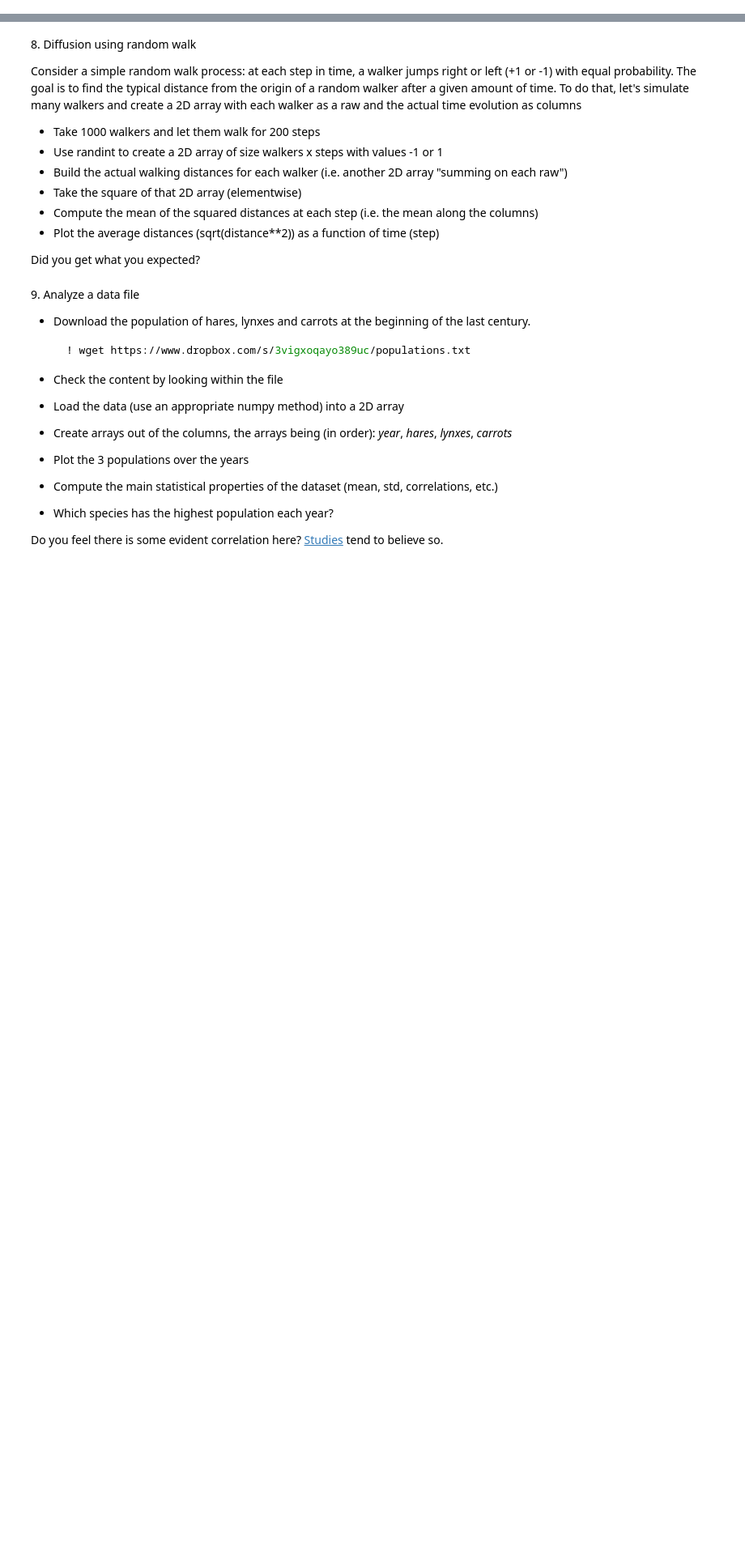
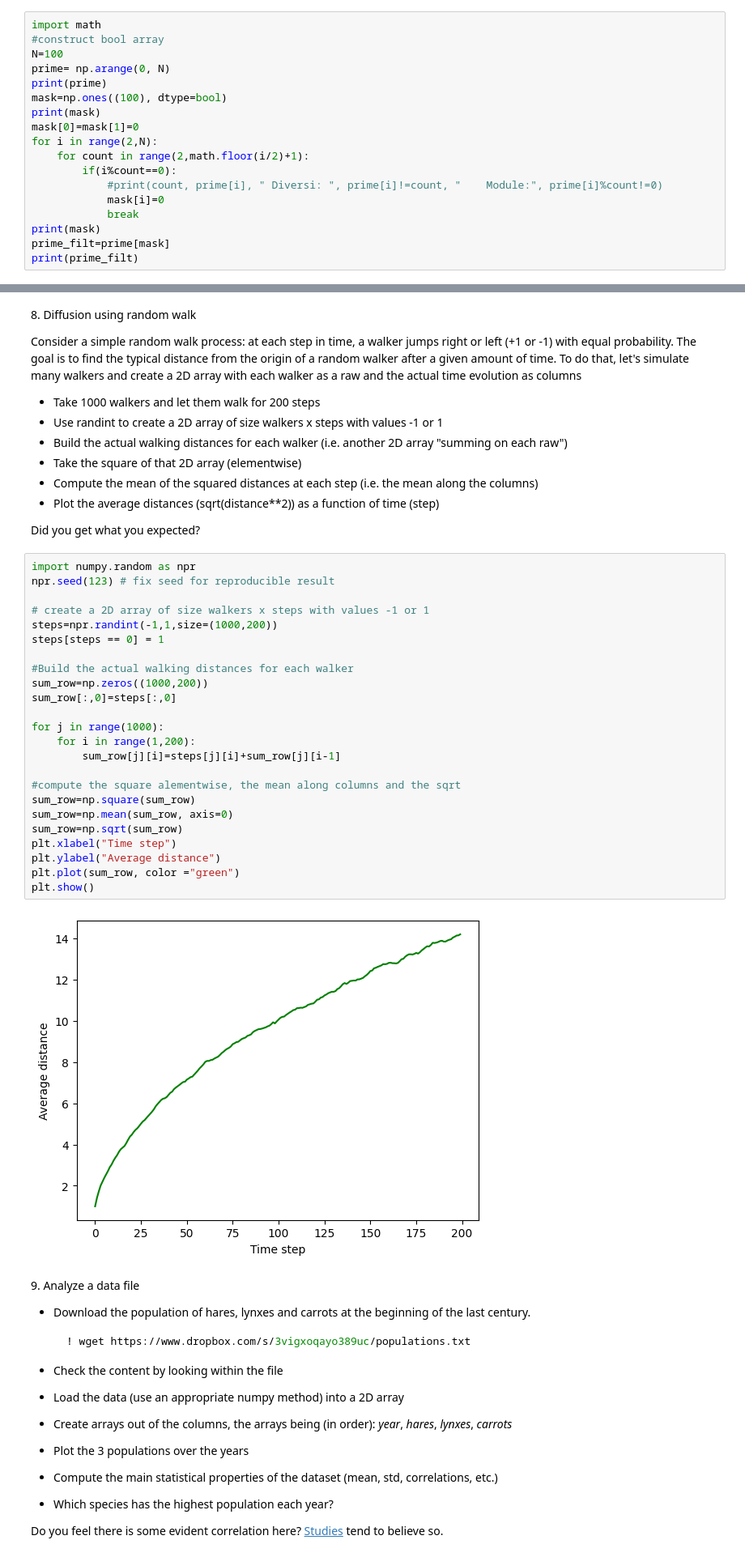
Before and after one commit to veronicabedin/LaboratoryOfComputationalPhysics_Y5, a Jupyter notebook: 04ex_Numpy.ipynb, the cells around one changed output, grey strips where cells are left out. Shown at 81% size. Saved outputs shown, nothing was run; the diff lists cells and outputs as text; blank space fills up the shorter version.

```diff
--- a/04ex_Numpy.ipynb
+++ b/04ex_Numpy.ipynb
@@ -169,3 +217,21 @@ The corresponding positions in miles are: 0, 198, 303, 736, 871, 1175, 1475, 154
   * Apply the mask to obtain an array of ordered prime numbers
   * Check the performances (timeit); how does it scale with N?
   * Implement the optimization suggested in the [sieve of Eratosthenes](https://en.wikipedia.org/wiki/Sieve_of_Eratosthenes)
+# %%
+import math
+#construct bool array
+N=100
+prime= np.arange(0, N)
+print(prime)
+mask=np.ones((100), dtype=bool)
+print(mask)
+mask[0]=mask[1]=0
+for i in range(2,N):
+    for count in range(2,math.floor(i/2)+1):
+        if(i%count==0):
+            #print(count, prime[i], " Diversi: ", prime[i]!=count, "    Module:", prime[i]%count!=0)
+            mask[i]=0
+            break
+print(mask)
+prime_filt=prime[mask]
+print(prime_filt)
@@ -185,6 +269,32 @@ To do that, let's simulate many walkers and create a 2D array with each walker a
   * Plot the average distances (sqrt(distance\*\*2)) as a function of time (step)
 
 Did you get what you expected?
+# %%
+import numpy.random as npr
+npr.seed(123) # fix seed for reproducible result
+
+# create a 2D array of size walkers x steps with values -1 or 1
+steps=npr.randint(-1,1,size=(1000,200))
+steps[steps == 0] = 1
+
+#Build the actual walking distances for each walker
+sum_row=np.zeros((1000,200))
+sum_row[:,0]=steps[:,0]
+
+for j in range(1000):
+    for i in range(1,200):
+        sum_row[j][i]=steps[j][i]+sum_row[j][i-1]
+
+#compute the square alementwise, the mean along columns and the sqrt
+sum_row=np.square(sum_row)
+sum_row=np.mean(sum_row, axis=0)
+sum_row=np.sqrt(sum_row)
+plt.xlabel("Time step")
+plt.ylabel("Average distance")
+plt.plot(sum_row, color ="green")
+plt.show()
+# %% [output]
+[figure, added]
 # %% [markdown]
 9\. Analyze a data file
   * Download the population of hares, lynxes and carrots at the beginning of the last century.
```
Also changed, not shown: parts of 6 cells of this notebook.
